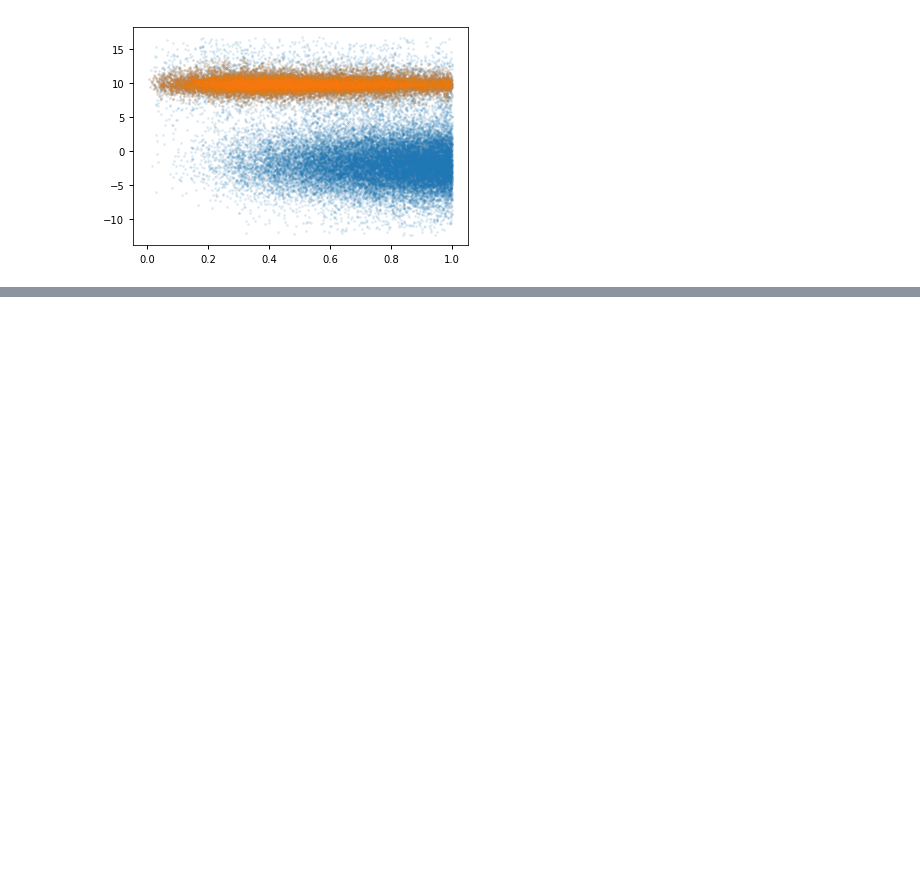
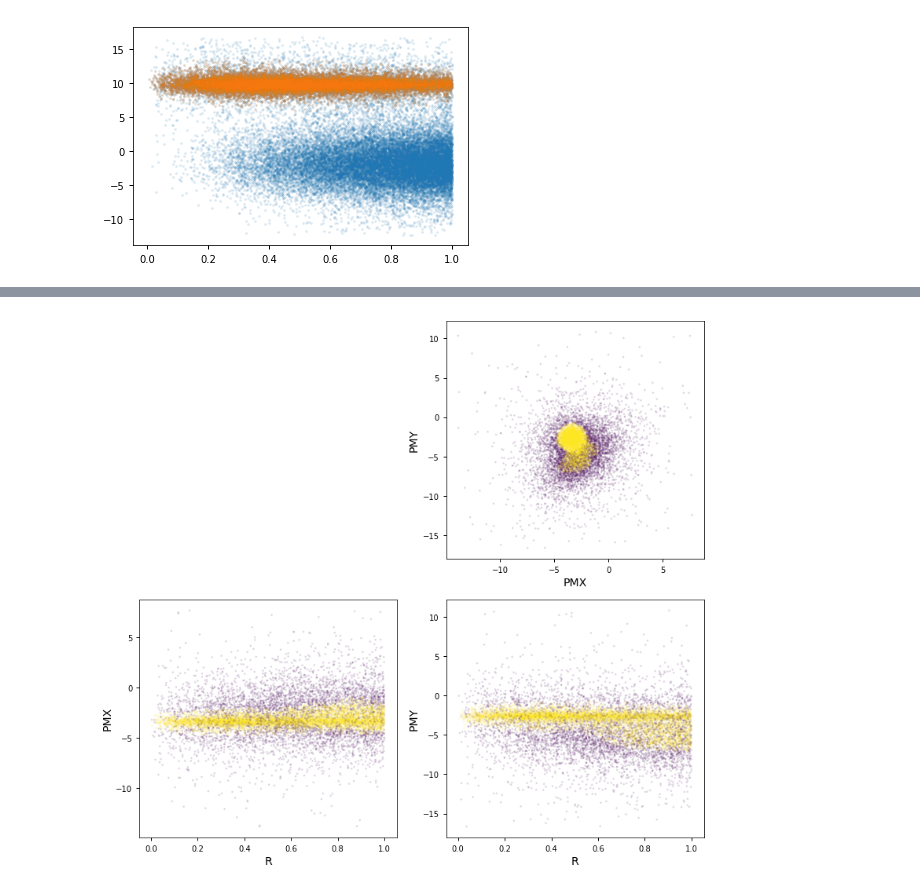
Before and after one commit to nstarman/jas1101_project, a Jupyter notebook: notebooks/clustering.ipynb, the cells around one changed output, grey strips where cells are left out. Drawn from its saved outputs; the diff is of its cells as text; code cells hidden in the pictures; blank space fills up the shorter version.

```diff
--- a/notebooks/clustering.ipynb
+++ b/notebooks/clustering.ipynb
@@ -153,0 +203,7 @@ plt.scatter(X[is_mp][:,0], X[is_mp][:,1], s=3, alpha=0.1)
+# %%
+clus = DBSCAN_Clustering(X)
+clus.run_clustering(eps=0.3, plot=False)
+# %%
+clus.plot_clustering()
+# %% [output]
+[figure, added]
```
Also changed, not shown: parts of 9 cells of this notebook.
